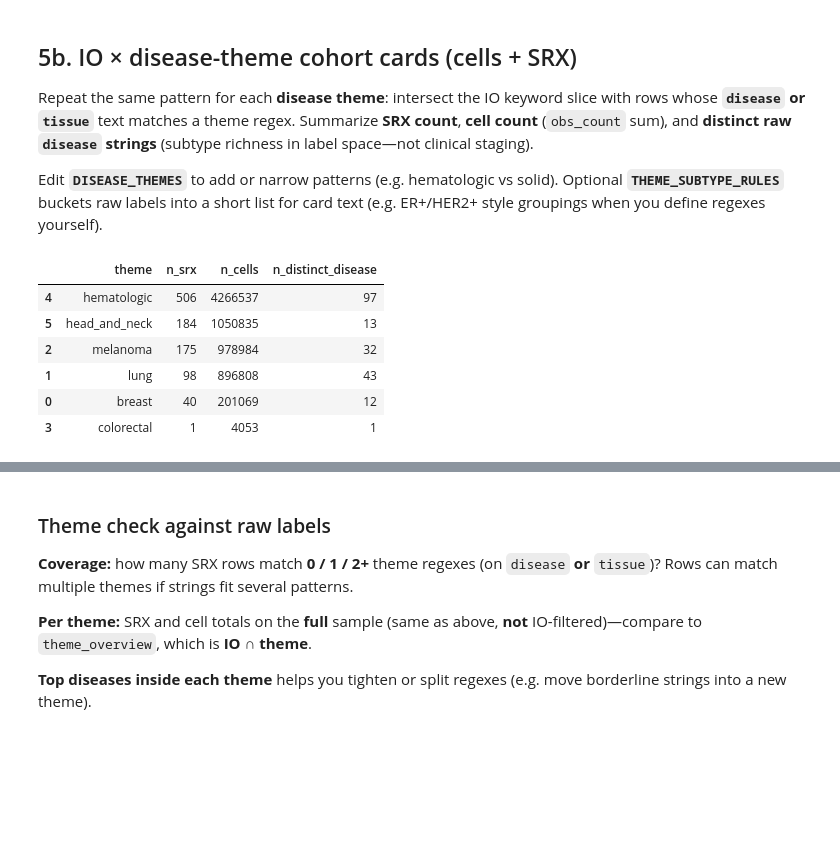
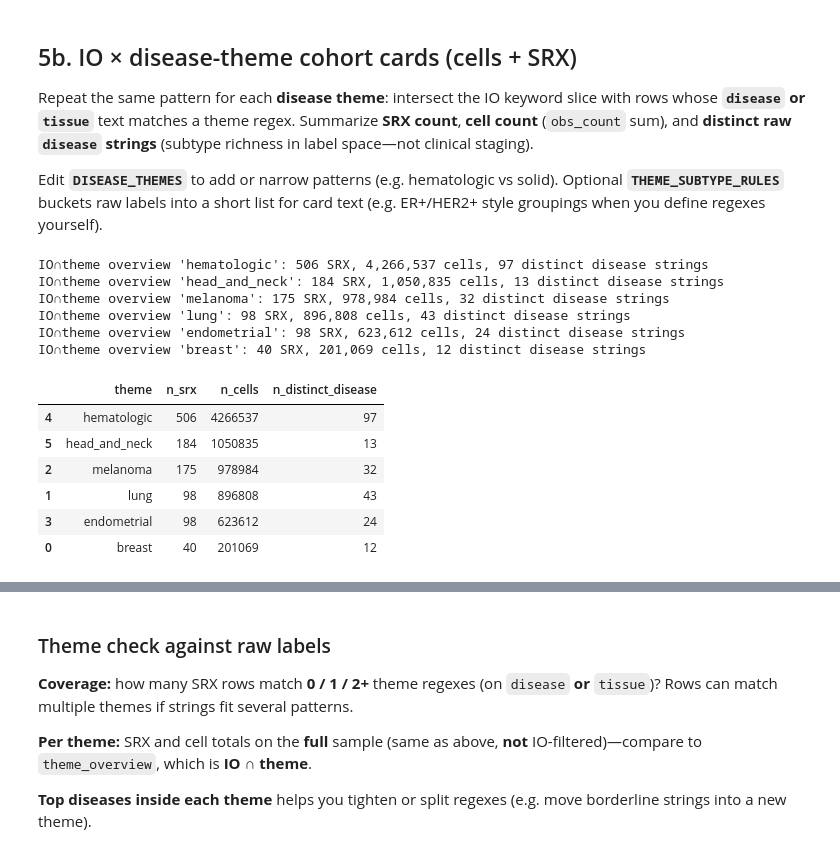
Before and after one commit to otodreas/scBaseCount_Pipeline, a Jupyter notebook: metadata_analysis/scbasecount_homo_sapiens_metadata.ipynb, the cells around one changed output, grey strips where cells are left out. Saved outputs shown, nothing was run; the diff lists cells and outputs as text; code cells hidden in the pictures; blank space fills up the shorter version.

Commit message:
identify 5-6 candidate disease areas

```diff
--- a/metadata_analysis/scbasecount_homo_sapiens_metadata.ipynb
+++ b/metadata_analysis/scbasecount_homo_sapiens_metadata.ipynb
@@ -244,26 +278,22 @@ IO_RE = re.compile(
     re.I,
 )
 
-
-def io_mask_series(s: pd.Series) -> pd.Series:
-    return s.fillna("").astype(str).str.contains(IO_RE, na=False)
-
-
 io_any = (
-    io_mask_series(sample["perturbation"])
-    | io_mask_series(sample["disease"])
-    | io_mask_series(sample["tissue"])
+    sample["perturbation"].str.contains(IO_RE, na=False)
+    | sample["disease"].str.contains(IO_RE, na=False)
+    | sample["tissue"].str.contains(IO_RE, na=False)
 )
 io = sample.loc[io_any].copy()
-print(
+not_io = sample.loc[~io_any].copy()
+summary_line(
     f"IO keyword hit (any column): {len(io):,} SRX rows, "
     f"{int(io['obs_count'].sum()):,} cells"
 )
-print("By column (rows can overlap):")
+summary_line("By column (rows can overlap):")
 for col in ["perturbation", "disease", "tissue"]:
-    m = io_mask_series(sample[col])
+    m = sample[col].str.contains(IO_RE, na=False)
     sub = sample.loc[m]
-    print(
+    summary_line(
         f"  {col}: {len(sub):,} SRX, {int(sub['obs_count'].sum()):,} cells, "
         f"{sub[col].nunique():,} distinct {col} strings"
     )
@@ -413,13 +468,6 @@ Repeat the same pattern for each **disease theme**: intersect the IO keyword sli
 
 Edit **`DISEASE_THEMES`** to add or narrow patterns (e.g. hematologic vs solid). Optional **`THEME_SUBTYPE_RULES`** buckets raw labels into a short list for card text (e.g. ER+/HER2+ style groupings when you define regexes yourself).
 # %%
-io_row_mask = (
-    io_mask_series(sample["perturbation"])
-    | io_mask_series(sample["disease"])
-    | io_mask_series(sample["tissue"])
-)
-
-# Edit this map: each theme = regex over disease OR tissue text, intersected with IO slice above.
 DISEASE_THEMES: dict[str, re.Pattern[str]] = {
     "breast": re.compile(
         r"breast|mammary|DCIS|ductal carcinoma|lobular|HER2|triple[- ]negative|ER\+|PR\+",
@@ -430,8 +478,8 @@ DISEASE_THEMES: dict[str, re.Pattern[str]] = {
         re.I,
     ),
     "melanoma": re.compile(r"melanoma", re.I),
-    "colorectal": re.compile(
-        r"colorectal|colon cancer|rectal cancer|CRC\b",
+    "endometrial": re.compile(
+        r"endometrial|endometrium|\buterine\b|uterus|corpus\s+uteri|endometrioid",
         re.I,
     ),
     "hematologic": re.compile(
@@ -518,33 +566,44 @@ def subtype_bucket_cell_counts(
     s = cohort["disease"].fillna("").astype(str)
     out: dict[str, int] = {}
     for pat, name in rules:
         out[name] = int(w[s.str.contains(pat, na=False)].sum())
     return pd.Series(out, dtype="int64")
 
 
 cohorts: dict[str, pd.DataFrame] = {
-    name: io_theme_cohort(sample, io_row_mask, pat) for name, pat in DISEASE_THEMES.items()
+    name: io_theme_cohort(sample, io_any, pat) for name, pat in DISEASE_THEMES.items()
 }
 
 overview_rows = []
 for theme_name, ch in cohorts.items():
     w = pd.to_numeric(ch["obs_count"], errors="coerce").fillna(0)
     overview_rows.append(
         {
             "theme": theme_name,
             "n_srx": ch["srx_accession"].nunique(),
             "n_cells": int(w.sum()),
             "n_distinct_disease": ch["disease"].nunique(),
         }
     )
 
 theme_overview = pd.DataFrame(overview_rows).sort_values("n_cells", ascending=False)
+for _, r in theme_overview.iterrows():
+    summary_line(
+        f"IO∩theme overview {r['theme']!r}: {int(r['n_srx']):,} SRX, "
+        f"{int(r['n_cells']):,} cells, {int(r['n_distinct_disease']):,} distinct disease strings"
+    )
 theme_overview
 # %% [output]
+IO∩theme overview 'hematologic': 506 SRX, 4,266,537 cells, 97 distinct disease strings
+IO∩theme overview 'head_and_neck': 184 SRX, 1,050,835 cells, 13 distinct disease strings
+IO∩theme overview 'melanoma': 175 SRX, 978,984 cells, 32 distinct disease strings
+IO∩theme overview 'lung': 98 SRX, 896,808 cells, 43 distinct disease strings
+IO∩theme overview 'endometrial': 98 SRX, 623,612 cells, 24 distinct disease strings
+IO∩theme overview 'breast': 40 SRX, 201,069 cells, 12 distinct disease strings
 |  | theme | n_srx | n_cells | n_distinct_disease |
 | 4 | hematologic | 506 | 4266537 | 97 |
 | 5 | head_and_neck | 184 | 1050835 | 13 |
 | 2 | melanoma | 175 | 978984 | 32 |
 | 1 | lung | 98 | 896808 | 43 |
+| 3 | endometrial | 98 | 623612 | 24 |
 | 0 | breast | 40 | 201069 | 12 |
-| 3 | colorectal | 1 | 4053 | 1 |
```
Also changed, not shown: parts of 21 cells of this notebook, 2 other files.
